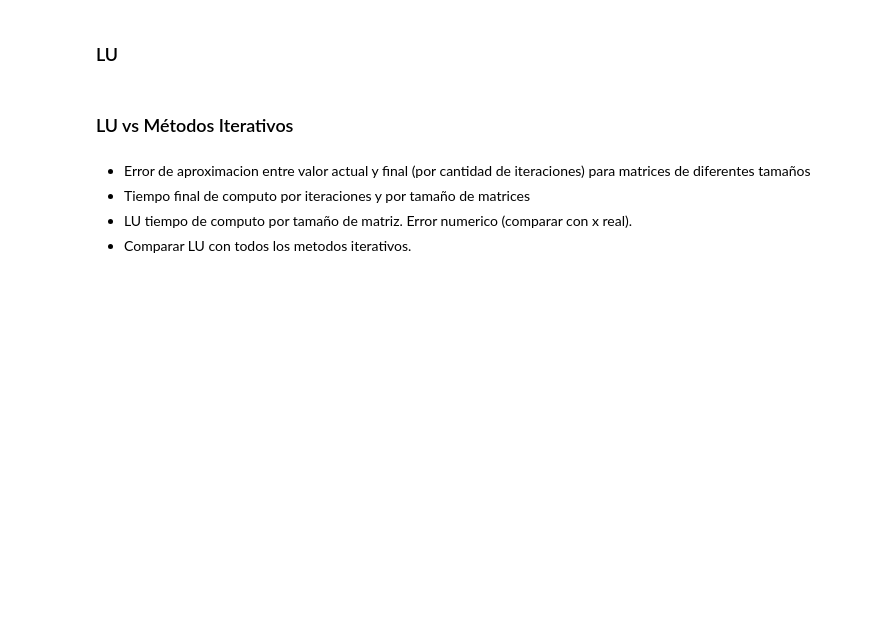
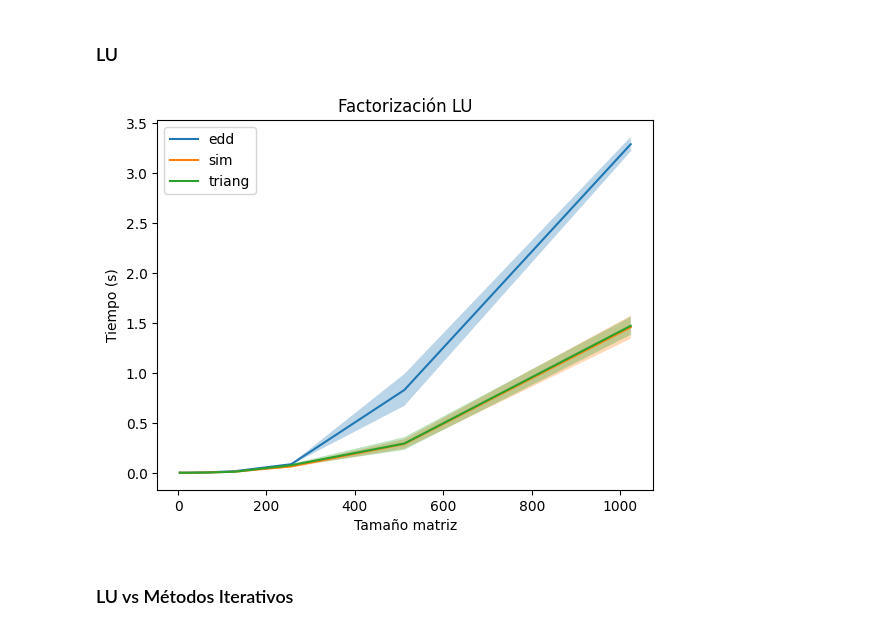
Before and after one commit to aleeperezz16/metnum-tp3, a Jupyter notebook: notebook/experimentacion.ipynb, the cells around one changed output. Drawn from its saved outputs; the diff is of its cells as text; code cells hidden in the pictures; blank space fills up the shorter version.

```diff
--- a/notebook/experimentacion.ipynb
+++ b/notebook/experimentacion.ipynb
@@ -144,19 +154,6 @@ guardar_resultados(tiempos_gs, "tiempos_lu")
 ## Generación de Gráficos
 # %% [markdown]
 ### Error
-# %%
-errores = {}
-offset = (max_iter + 1) // step
-for tipo in sol_j["chico"].values():
-    j = 0
-    for solucion in xs_chico:
-        n = len(solucion)
-        errores[f"{n}"] = []
-        for i in range((max_iter + 1) // step):
-            errores[f"{n}"].append(np.linalg.norm(solucion - np.array(tipo[i + j * offset], dtype=np.float64)))
-        j += 1
-
-errores
 # %% [markdown]
 ### Tiempo de cómputo
 # %%
@@ -201,9 +200,28 @@ graficar_desvio_tiempo(tiempos_j, "edd", "Jacobi")
 # %% [markdown]
 ### LU
+# %%
+tam_matriz = [2 ** i for i in range(2, n + 1)]
+
+def graficar_lu():
+    _, ax = plt.subplots()
+    for tipo in tipos:
+        lu = np.array([tiempo[0] for tiempo in tiempos_j[tipo]])
+        ax.plot(tam_matriz, lu)
+
+    for tipo in tipos:
+        lu = np.array([tiempo[0] for tiempo in tiempos_j[tipo]])
+        lu_d = np.array([tiempo[1] for tiempo in tiempos_j[tipo]])
+        ax.fill_between(tam_matriz, lu - lu_d, lu + lu_d, alpha=0.3)
+
+    ax.set_ylabel("Tiempo (s)")
+    ax.set_xlabel("Tamaño matriz")
+    ax.set_title("Factorización LU")
+    ax.legend(tipos)
+
+    plt.show()
+# %%
+graficar_lu()
+# %% [output]
+[figure, added]
 # %% [markdown]
 ### LU vs Métodos Iterativos
-# %% [markdown]
-- Error de aproximacion entre valor actual y final (por cantidad de iteraciones) para matrices de diferentes tamaños
-- Tiempo final de computo por iteraciones y por tamaño de matrices
-- LU tiempo de computo por tamaño de matriz. Error numerico (comparar con x real).
-- Comparar LU con todos los metodos iterativos.
```
Also changed, not shown: parts of 17 cells of this notebook, 1 other file.
